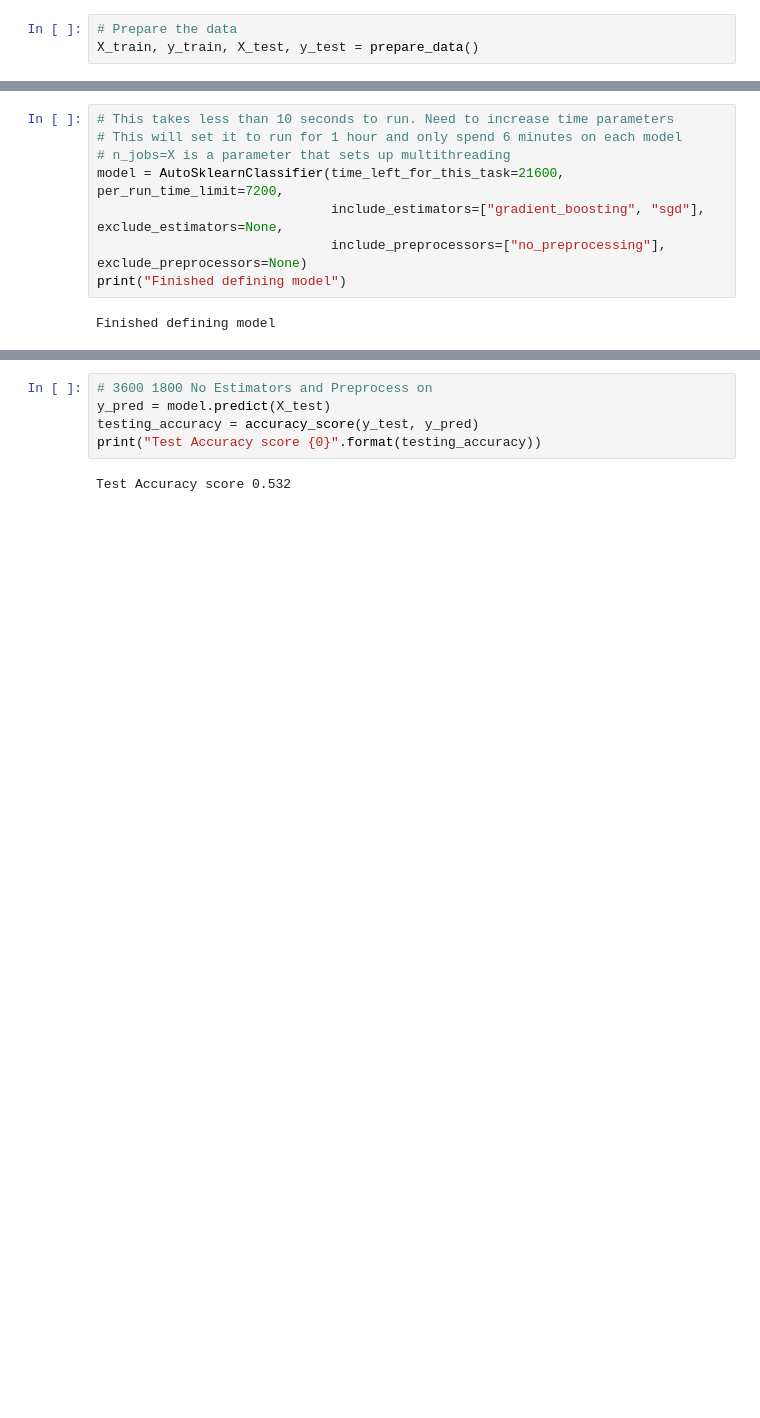
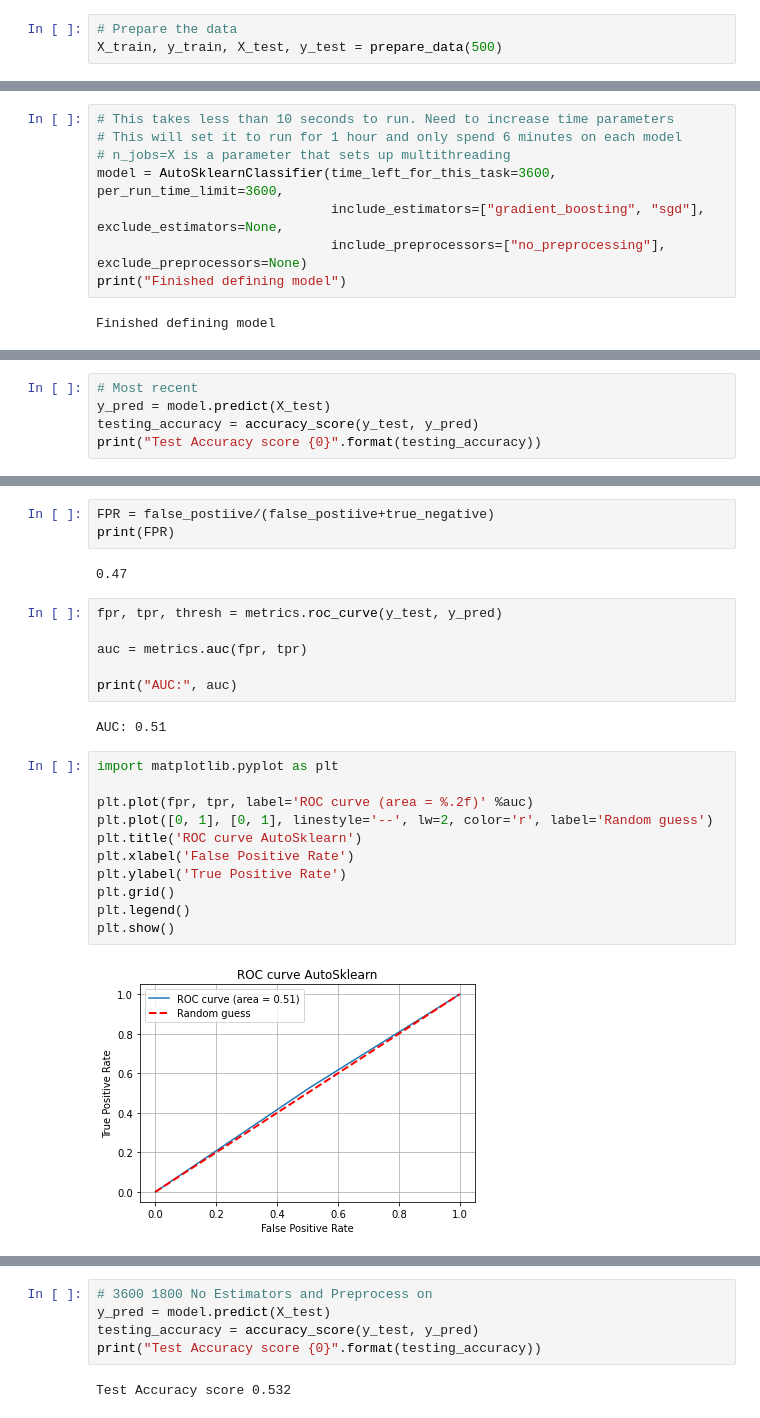
Before and after one commit to CianOSull/AutoML_With_SA_FYP_2021, a Jupyter notebook: MainNotebook.ipynb, the cells around one changed output, grey strips where cells are left out. Cells and saved outputs as stored; diff of their text form; blank space fills up the shorter version.

```diff
--- a/MainNotebook.ipynb
+++ b/MainNotebook.ipynb
@@ -342,7 +336,7 @@ from sklearn.metrics import accuracy_score
 from autosklearn.classification import AutoSklearnClassifier
 # %%
 # Prepare the data
-X_train, y_train, X_test, y_test = prepare_data()
+X_train, y_train, X_test, y_test = prepare_data(500)
 # %% [output]
 ==================================================
 INFO:numexpr.utils:NumExpr defaulting to 2 threads.
@@ -388,7 +366,7 @@ https://github.com/automl/auto-sklearn/tree/master/autosklearn/pipeline/componen
 # This takes less than 10 seconds to run. Need to increase time parameters
 # This will set it to run for 1 hour and only spend 6 minutes on each model
 # n_jobs=X is a parameter that sets up multithreading
-model = AutoSklearnClassifier(time_left_for_this_task=21600, per_run_time_limit=7200,
+model = AutoSklearnClassifier(time_left_for_this_task=3600, per_run_time_limit=3600,
                               include_estimators=["gradient_boosting", "sgd"], exclude_estimators=None,
                               include_preprocessors=["no_preprocessing"], exclude_preprocessors=None)
 print("Finished defining model")
@@ -417,0 +398,5 @@ Finished Fitting model
+# %%
+# Most recent
+y_pred = model.predict(X_test)
+testing_accuracy = accuracy_score(y_test, y_pred)
+print("Test Accuracy score {0}".format(testing_accuracy))
@@ -417,0 +452,26 @@ Finished Fitting model
+# %%
+FPR = false_postiive/(false_postiive+true_negative)
+print(FPR)
+# %% [output]
+0.47
+# %%
+fpr, tpr, thresh = metrics.roc_curve(y_test, y_pred)
+
+auc = metrics.auc(fpr, tpr)
+
+print("AUC:", auc)
+# %% [output]
+AUC: 0.51
+# %%
+import matplotlib.pyplot as plt
+
+plt.plot(fpr, tpr, label='ROC curve (area = %.2f)' %auc)
+plt.plot([0, 1], [0, 1], linestyle='--', lw=2, color='r', label='Random guess')
+plt.title('ROC curve AutoSklearn')
+plt.xlabel('False Positive Rate')
+plt.ylabel('True Positive Rate')
+plt.grid()
+plt.legend()
+plt.show()
+# %% [output]
+[figure, added]
```
Also changed, not shown: parts of 25 cells of this notebook.
